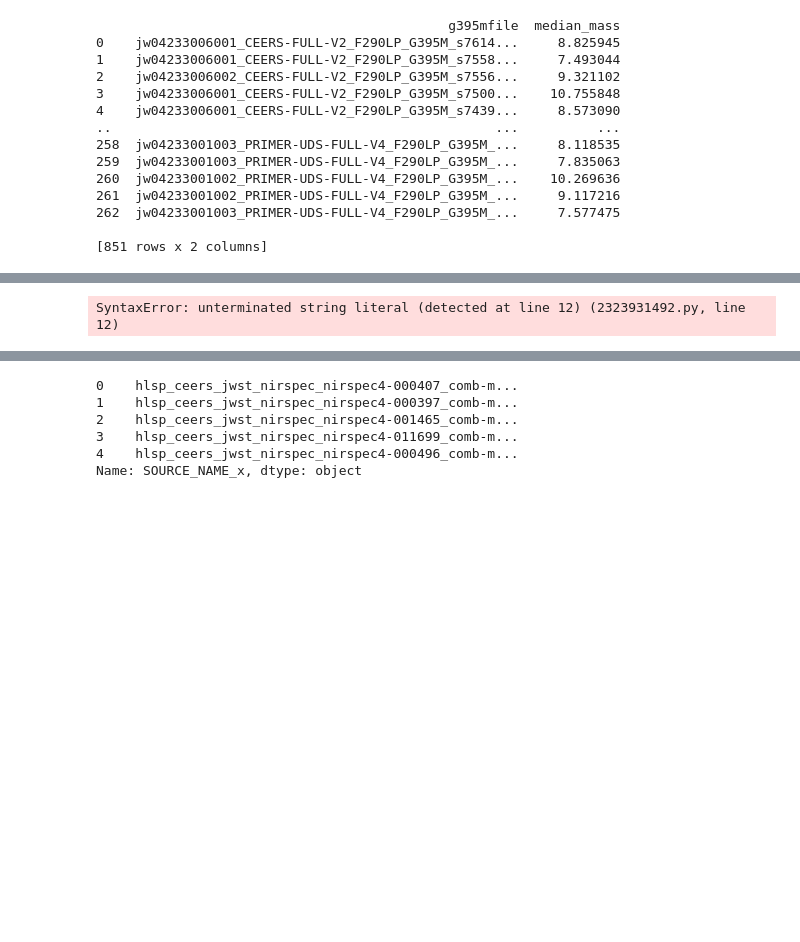
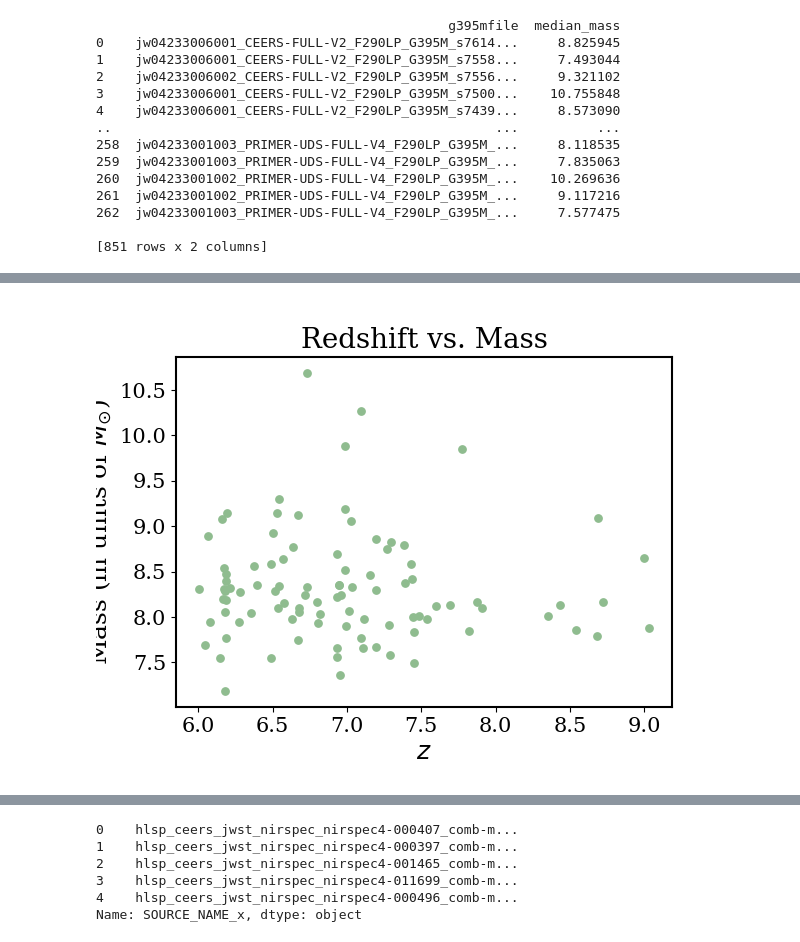
Before and after one commit to lipikachatur/VIP, a Jupyter notebook: (5) mass of CEERS and RUBIES.ipynb, the cells around one changed output, grey strips where cells are left out. Saved outputs shown, nothing was run; the diff lists cells and outputs as text; code cells hidden in the pictures; blank space fills up the shorter version.

Commit message:
with new corrected rubies/ceers table

```diff
--- a/(5) mass of CEERS and RUBIES.ipynb
+++ b/(5) mass of CEERS and RUBIES.ipynb
@@ -179,25 +179,25 @@ Table length=262
 # %%
 mass_table = Table.read('MASS_RUBIES_AND_CEERS_TABLE.fits')
 
 mask = ((mass_table['catalog']=='RUBIES') & (mass_table['flags']== True))
 %matplotlib widget
 matplotlib.style.use('paper')
 plt.rcParams['xtick.labelsize'] = 15
 plt.rcParams['ytick.labelsize'] = 15
 plt.rcParams['axes.linewidth'] = 1.5
 
 
 plt.figure()
-plt.scatter(mass_table['new_rubies_redshifts'][mask], mass_table['median_mass'][mask], color = 'darkseagreen',s = 28,label=')
+plt.scatter(mass_table['new_rubies_redshifts'][mask], mass_table['median_mass'][mask], color = 'darkseagreen',s = 28)
 plt.xlabel('$z$')
 plt.ylabel(r'Mass (in units of $M_{\odot}$)')
 plt.title('Redshift vs. Mass')
 plt.subplots_adjust(bottom=0.15)
 plt.savefig('mass_vs_redshift.pdf')
 
 plt.show()
 # %% [output]
-SyntaxError: unterminated string literal (detected at line 12) (2323931492.py, line 12)
+[figure, added]
 # %%
 data = pd.read_csv('../Capstone Project/mass_table.txt', sep=' ')
 data['SOURCE_NAME_x']
```
Also changed, not shown: parts of 2 cells of this notebook, 5 other files.
